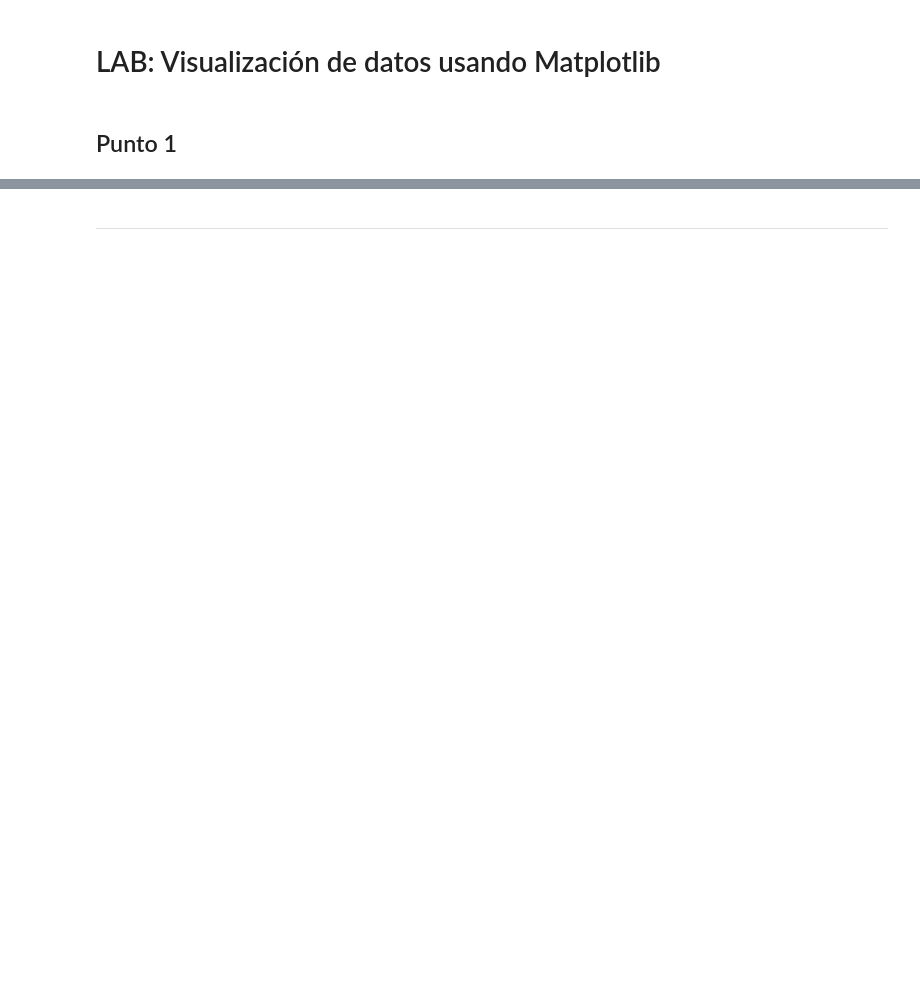
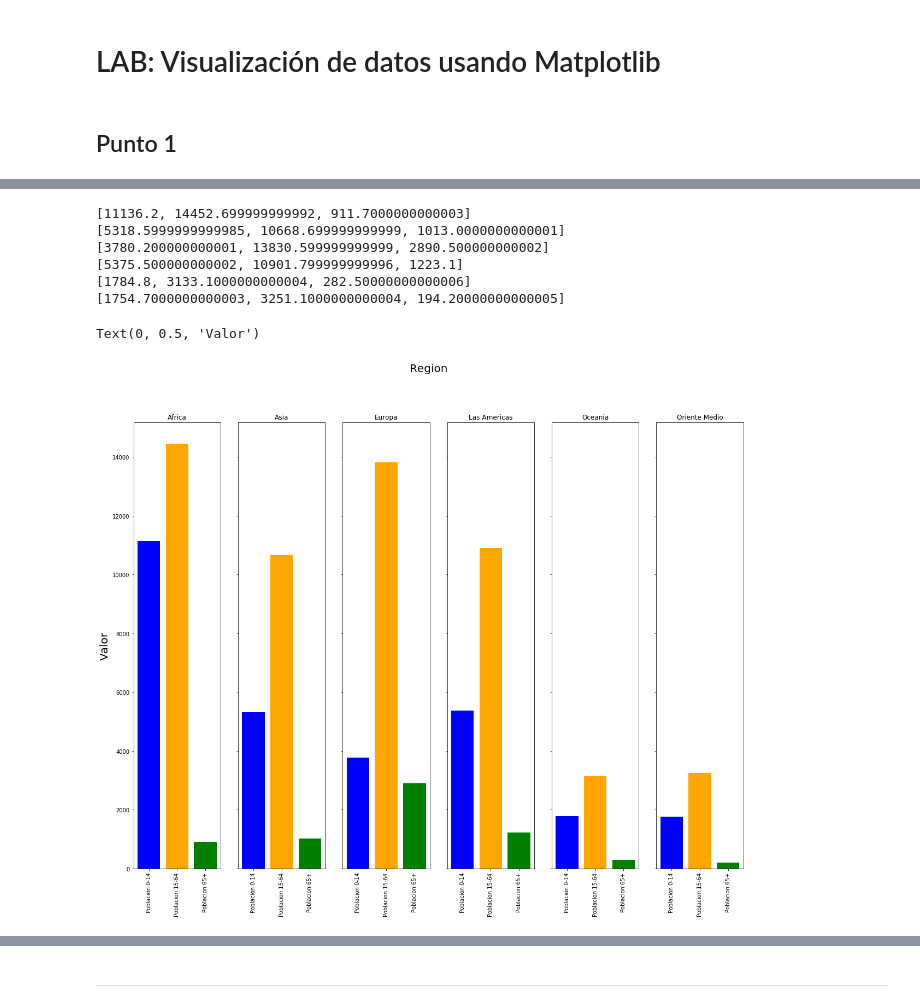
Before and after one commit to cda-2019-01/lab-visualizacion-matplotlib-forgedk, a Jupyter notebook: visualizacion-de-datos-usando-matplotlib.ipynb, the cells around one changed output, grey strips where cells are left out. Drawn from its saved outputs; the diff is of its cells as text; code cells hidden in the pictures; blank space fills up the shorter version.

```diff
--- a/visualizacion-de-datos-usando-matplotlib.ipynb
+++ b/visualizacion-de-datos-usando-matplotlib.ipynb
@@ -53,6 +55,33 @@ Text(0, 0.5, 'Valor')
 Construya una gráfica similar a la siguiente usando el archivo `indicadores-mundiales.csv`. Se grafica la suma del porcetaje de la población por regiones.
 
 ![act2](images/suma-pob-region-edades-3.png)
+# %%
+DataFrameGrap = DataFramePoblacionSumaPorcentaje.copy()
+DataFrameGrap = DataFrameGrap[['Poblacion 0-14','Poblacion 15-64','Poblacion 65+']]
+indices = (DataFrameGrap.index.values)
+contador = 0
+my_colors = ['blue','orange','green']
+fig, axs = plt.subplots(1, len(indices), figsize=(20, 15), sharey=True)
+for indice in indices:
+    DataFrameDeIndice = (DataFrameGrap.loc[indice,:])
+    data = pd.Series.to_dict(DataFrameDeIndice)
+    names = list(data.keys())
+    values = list(data.values())
+    axs[contador].bar(names, values,color=my_colors)
+    axs[contador].set_xticklabels(names,rotation='vertical')
+    axs[contador].title.set_text(indice)
+    contador+=1
+fig.suptitle('Region', fontsize=20)
+axs[0].set_ylabel(ylabel='Valor',fontsize=20)
+# %% [output]
+[11136.2, 14452.699999999992, 911.7000000000003]
+[5318.5999999999985, 10668.699999999999, 1013.0000000000001]
+[3780.200000000001, 13830.599999999999, 2890.500000000002]
+[5375.500000000002, 10901.799999999996, 1223.1]
+[1784.8, 3133.1000000000004, 282.50000000000006]
+[1754.7000000000003, 3251.1000000000004, 194.20000000000005]
+Text(0, 0.5, 'Valor')
+[figure, added]
 # %% [markdown]
 ## Punto 3
 Construya una gráfica similar a la siguiente usando el archivo `indicadores-mundiales.csv`. Se grafica la suma del porcetaje de la población por regiones.
```
Also changed, not shown: parts of 3 cells of this notebook.
